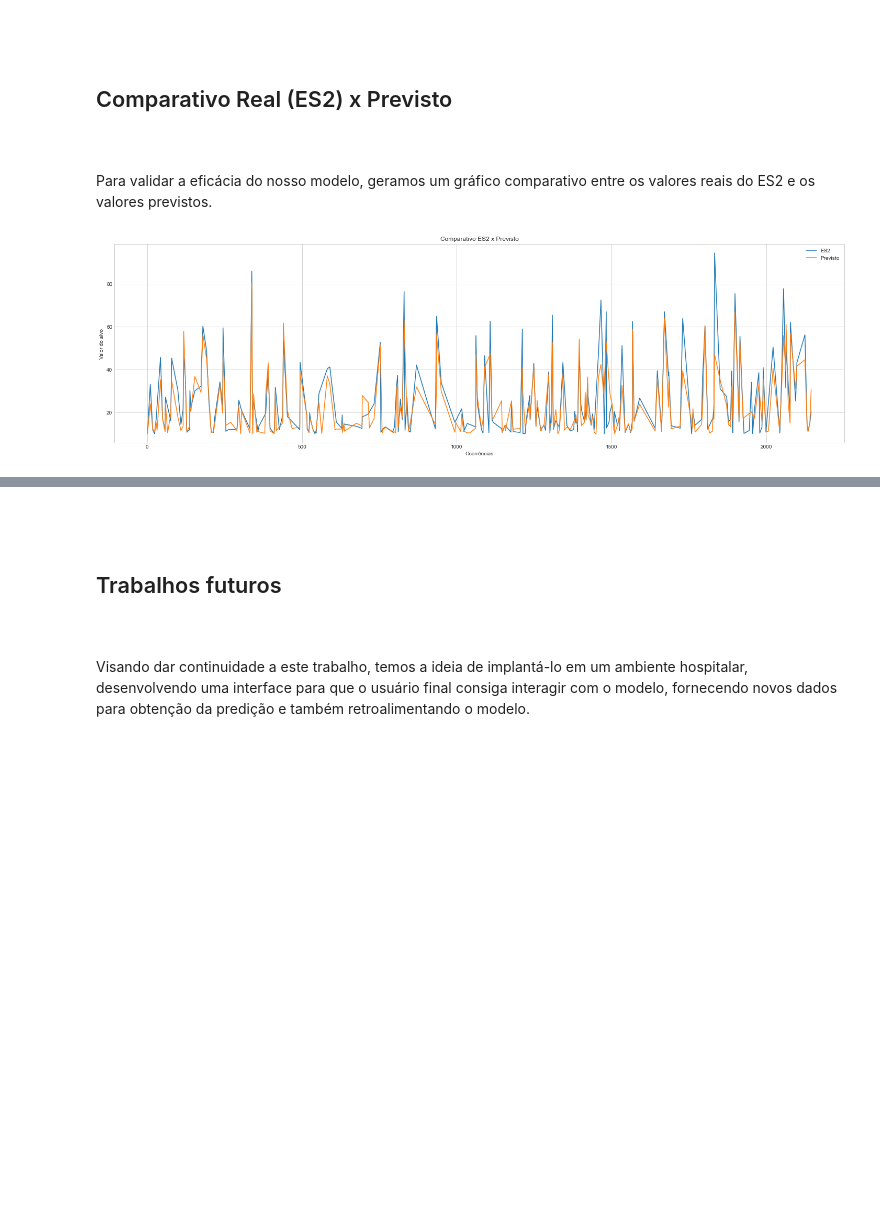
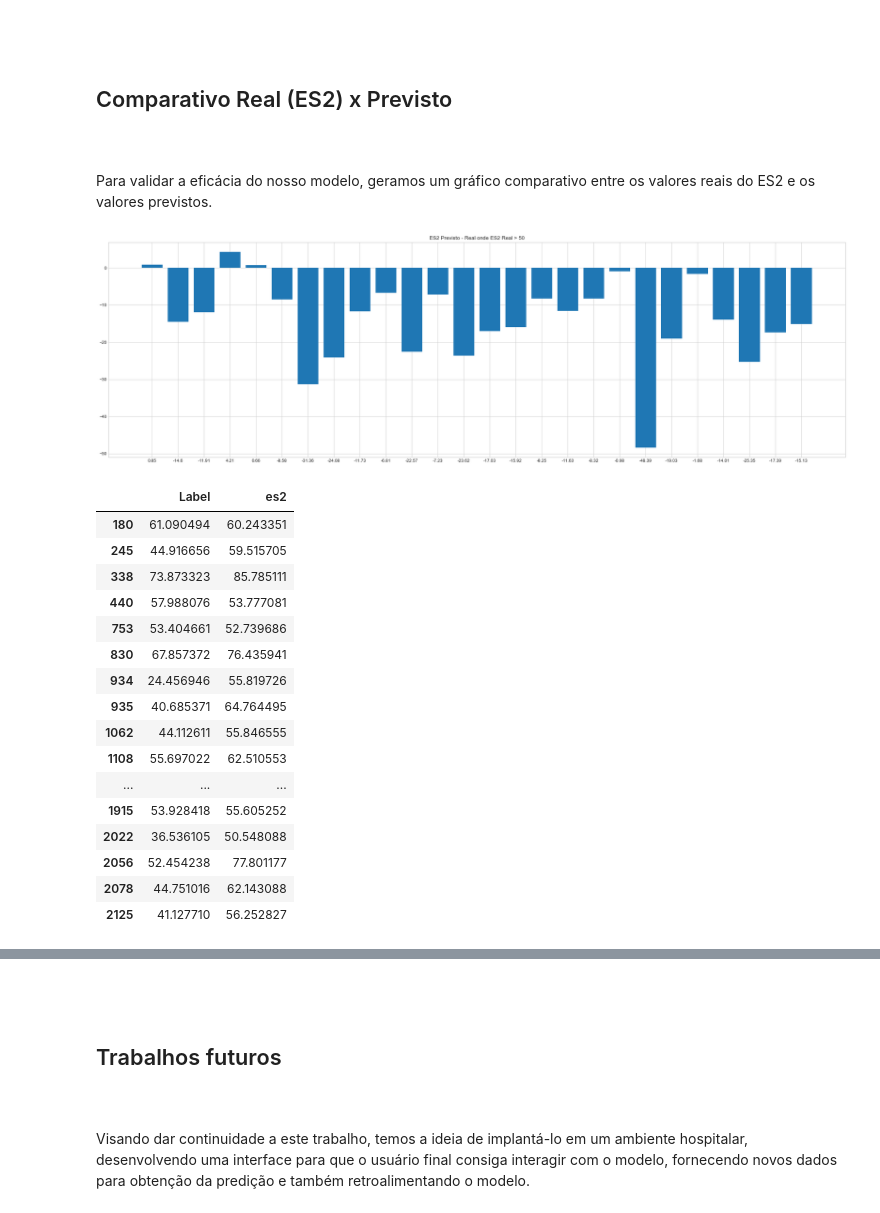
Before and after one commit to edsonpiresnunes/Euroscore, a Jupyter notebook: Euroscore.ipynb, the cells around one changed output, grey strips where cells are left out. Drawn from its saved outputs; the diff is of its cells as text; code cells hidden in the pictures; blank space fills up the shorter version.

Commit message:
Conserto da montagem do dummies Ajuste na conclusão Exibição da diferença Previsto/Real em gráfico de barras

```diff
--- a/Euroscore.ipynb
+++ b/Euroscore.ipynb
@@ -632,15 +644,35 @@ R2 score: 0.9338115427976319
 ## Comparativo Real (ES2) x Previsto
 
 <br><br>Para validar a eficácia do nosso modelo, geramos um gráfico comparativo entre os valores reais do ES2 e os valores previstos.
-# %%
-plt.figure(figsize=(25, 7))
-plt.plot(es2.loc[es2 >= 10], label='ES2')
-plt.plot(es2_predicted.loc[es2_predicted >= 10], label='Previsto')
-plt.title('Comparativo ES2 x Previsto')
-plt.ylabel('Valor do alvo')
-plt.xlabel('Ocorrências')
-plt.legend()
-plt.show()
-# %% [output]
-[figure, removed]
+# %%
+es2_ref = 50
+high_es2 = predictions.loc[es2 >= es2_ref][["Label", "es2"]]
+diff = round(high_es2.Label - high_es2.es2, 2)
+index = np.arange(len(diff))
+plt.figure(figsize=(30, 9))
+plt.bar(index, diff)
+plt.xticks(index, diff)
+plt.title(f"ES2 Previsto menos Real onde ES2 Real > {es2_ref}")
+plt.show()
+
+display(high_es2)
+# %% [output]
+[figure, added]
+|  | Label | es2 |
+| 180 | 61.090494 | 60.243351 |
+| 245 | 44.916656 | 59.515705 |
+| 338 | 73.873323 | 85.785111 |
+| 440 | 57.988076 | 53.777081 |
+| 753 | 53.404661 | 52.739686 |
+| 830 | 67.857372 | 76.435941 |
+| 934 | 24.456946 | 55.819726 |
+| 935 | 40.685371 | 64.764495 |
+| 1062 | 44.112611 | 55.846555 |
+| 1108 | 55.697022 | 62.510553 |
+| ... | ... | ... |
+| 1915 | 53.928418 | 55.605252 |
+| 2022 | 36.536105 | 50.548088 |
+| 2056 | 52.454238 | 77.801177 |
+| 2078 | 44.751016 | 62.143088 |
+| 2125 | 41.127710 | 56.252827 |
 # %% [markdown]
```
Also changed, not shown: parts of 13 cells of this notebook, 10 other files.
